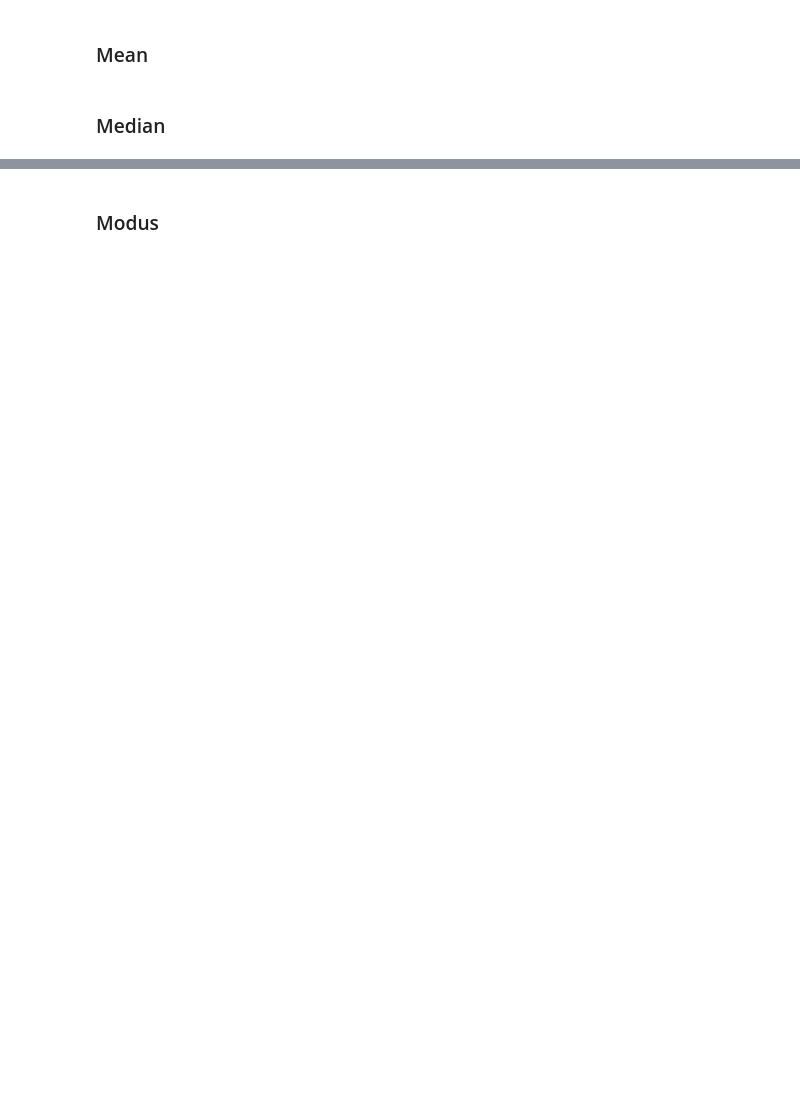
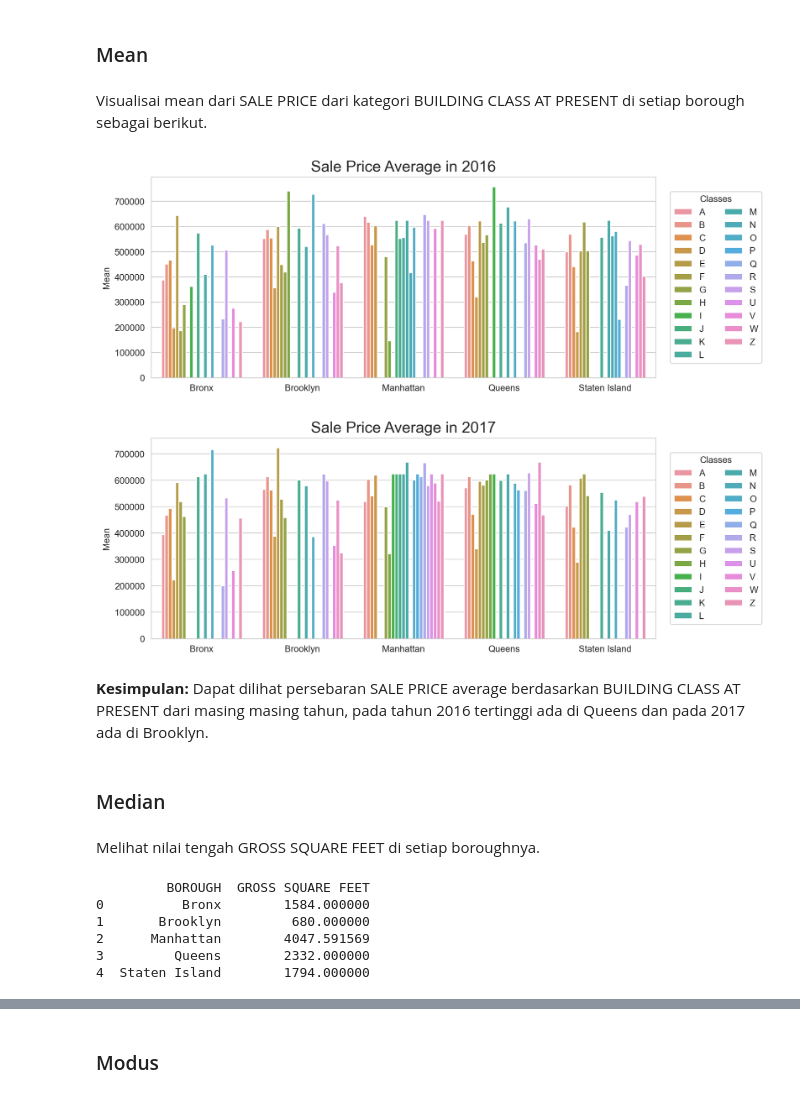
Before and after one commit to yusrainiasraa/Hacktiv8, a Jupyter notebook: Assignment/PYTN_Assgn_2_5_Yusraini/PYTN_Assgn_2_5_Yusraini.ipynb, the cells around one changed output, grey strips where cells are left out. Saved outputs shown, nothing was run; the diff lists cells and outputs as text; code cells hidden in the pictures; blank space fills up the shorter version.

```diff
--- a/Assignment/PYTN_Assgn_2_5_Yusraini/PYTN_Assgn_2_5_Yusraini.ipynb
+++ b/Assignment/PYTN_Assgn_2_5_Yusraini/PYTN_Assgn_2_5_Yusraini.ipynb
@@ -698,2 +251,14 @@ Pada taraf signifikansi α = 5%, H0  gagal ditolak sig (0,494) > α (0,05) sehin
 # %% [markdown]
 ## Measure of Central Tendency
+# %%
+mct = df_without_outliers.groupby(["BOROUGH","BUILDING CLASS AT PRESENT","YEAR"]).agg({"SALE PRICE":[np.mean,
+                                                                                    np.median,
+                                                                                    statistics.mode,
+                                                                                   np.ptp,
+                                                                                   np.var,
+                                                                                   np.std]})
+mct = mct.reset_index()
+mct.columns = mct.columns.droplevel(-1)
+mct.columns = ['BOROUGH','BUILDING CLASS AT PRESENT','YEAR','MEAN','MEDIAN','MODE','RANGE','VARIANCE','STANDARD DEVIATION']
+mct = mct.dropna()
+mct
@@ -700,4 +279,35 @@ Pada taraf signifikansi α = 5%, H0  gagal ditolak sig (0,494) > α (0,05) sehin
 # %% [markdown]
 ### Mean
+# %% [markdown]
+Visualisai mean dari SALE PRICE dari kategori BUILDING CLASS AT PRESENT di setiap borough sebagai berikut.
+# %%
+for i in mct["YEAR"].unique():
+
+    with sns.axes_style("whitegrid"):
+        plt.figure(figsize=(10,4),dpi=200)
+        sns.barplot(data=mct[mct["YEAR"] == i],x="BOROUGH",y="MEAN",hue="BUILDING CLASS AT PRESENT",hue_order=np.sort(mct["BUILDING CLASS AT PRESENT"].unique()))
+        plt.title(f"Sale Price Average in {i}", fontsize=17)
+        plt.xlabel("")
+        plt.ylabel("Mean")
+        plt.legend(bbox_to_anchor=(1.02,0.5),loc="center left",title="Classes",ncol=2)
+        plt.show()
+# %% [output]
+[figure, added]
+[figure, added]
+# %% [markdown]
+**Kesimpulan:** Dapat dilihat persebaran SALE PRICE average berdasarkan BUILDING CLASS AT PRESENT dari masing masing tahun, pada tahun 2016 tertinggi ada di Queens dan pada 2017 ada di Brooklyn.
 # %% [markdown]
 ### Median
+# %% [markdown]
+Melihat nilai tengah GROSS SQUARE FEET di setiap boroughnya.
+# %%
+# Group by 'BOROUGH', lalu tampilkan median dari 'GROSS SQUARE FEET'
+median_sale_price = df_without_outliers.groupby(['BOROUGH'])['GROSS SQUARE FEET'].median().reset_index()
+print(median_sale_price)
+# %% [output]
+         BOROUGH  GROSS SQUARE FEET
+0          Bronx        1584.000000
+1       Brooklyn         680.000000
+2      Manhattan        4047.591569
+3         Queens        2332.000000
+4  Staten Island        1794.000000
```
Also changed, not shown: parts of 167 cells of this notebook, 5 other files.
